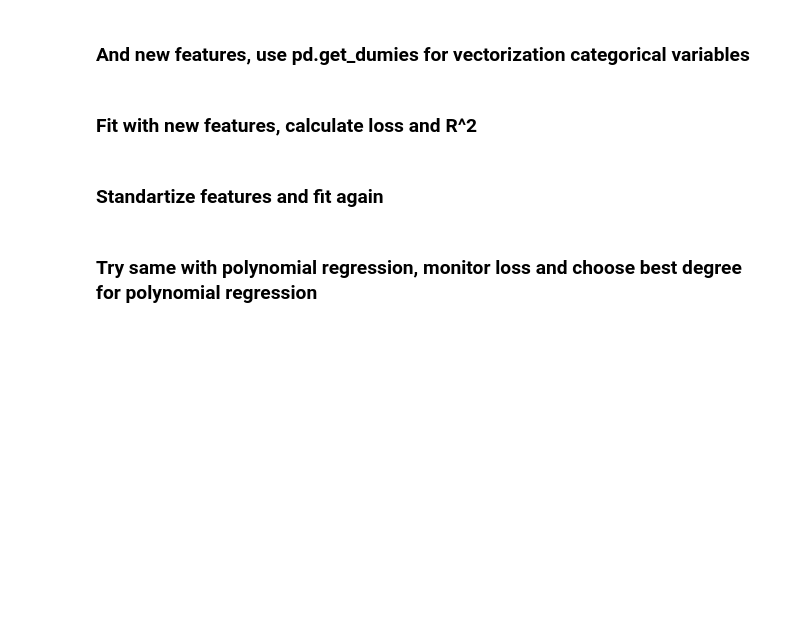
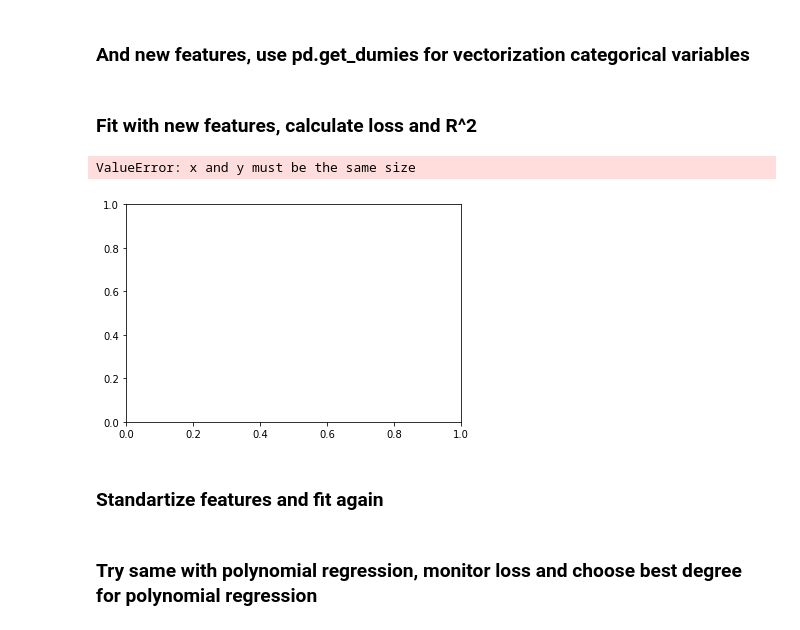
Before and after one commit to hakobian4/Machine_Learning, a Jupyter notebook: Supervised/Practice/Practice_0.ipynb, the cells around one changed output. Drawn from its saved outputs; the diff is of its cells as text; code cells hidden in the pictures; blank space fills up the shorter version.

```diff
--- a/Supervised/Practice/Practice_0.ipynb
+++ b/Supervised/Practice/Practice_0.ipynb
@@ -21,11 +23,10 @@ data.head()
 ### Split into train test
 # %%
 # code here
-X = data[["area", "price"]]
+X = data[["area", "price"]].values
 X_train, X_test = train_test_split(X, test_size = 0.4, random_state = 64)
-Y_train = X_train["price"]
-Y_test = X_test["price"]
-X_train = X_train.drop(["price"], axis = 1)
-X_test = X_test.drop(["price"], axis = 1)
-a = Y_train.values.reshape(len(Y_train), 1)
-a.shape
+Y_train = X_train[ : , 1].reshape(len(X_train), 1)
+Y_test = X_test[ : , 1].reshape(len(X_test), 1)
+X_train = X_train[ : , 0].reshape(len(X_train), 1)
+X_test = X_test[ : , 0].reshape(len(X_test), 1)
+#X = X[ : , 0].reshape(len(X), 1)
@@ -36,7 +35,6 @@ a.shape
 # %%
 # = np.dot(np.dot(np.linalg.inv(np.dot(np.transpose(X_), X_)), np.transpose(X_)), Y.reshape(len(Y), 1))
 # code here
-X_ = np.append(np.ones(len(X_train.values)).reshape(len(X_train.values), 1), X_train.values.reshape(len(X_train), 1), axis = 1)
-betta = np.dot(np.dot(np.linalg.inv(np.dot(np.transpose(X_), X_)), np.transpose(X_)), a)
-betta
+model = LinearRegression()
+model.fit(X_train, Y_train)
 # %% [output]
@@ -61,2 +55,8 @@ Loss: 4712079912057.531
+# %%
+# code here
+#data = data.drop(["Unnamed: 0"], axis = 1)
+data = pd.get_dummies(data, drop_first = True)
+data.head()
+X = np.append(X, data[data.columns[9:21]], axis = 1)
 # %% [markdown]
 ### Fit with new features, calculate loss and R^2
@@ -65,3 +63,19 @@ Loss: 4712079912057.531
+# %%
+# code here
+X_train, X_test = train_test_split(X, test_size = 0.4, random_state = 64)
+Y_train = X_train[ : , 1].reshape(len(X_train), 1)
+Y_test = X_test[ : , 1].reshape(len(X_test), 1)
+X_train = np.delete(X_train, 1, 1)
+X_test = np.delete(X_test, 1, 1)
+
+model.fit(X_train, Y_train)
+Y_pred = model.predict(X_test)
+plt.scatter(X_test, Y_test)
+plt.plot(X_test, Y_pred, "r");
+print("Loss:", ((Y_test - Y_pred) ** 2).sum() / (2 * len(Y_test)))
+# %% [output]
+ValueError: x and y must be the same size
+[figure, added]
 # %% [markdown]
 ### Standartize features and fit again
 # %%
```
Also changed, not shown: parts of 6 cells of this notebook.
